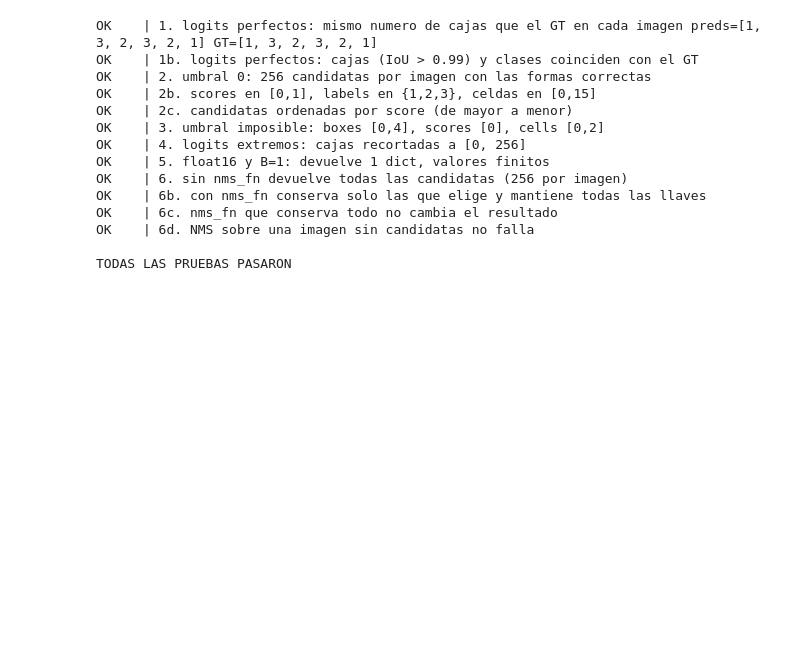
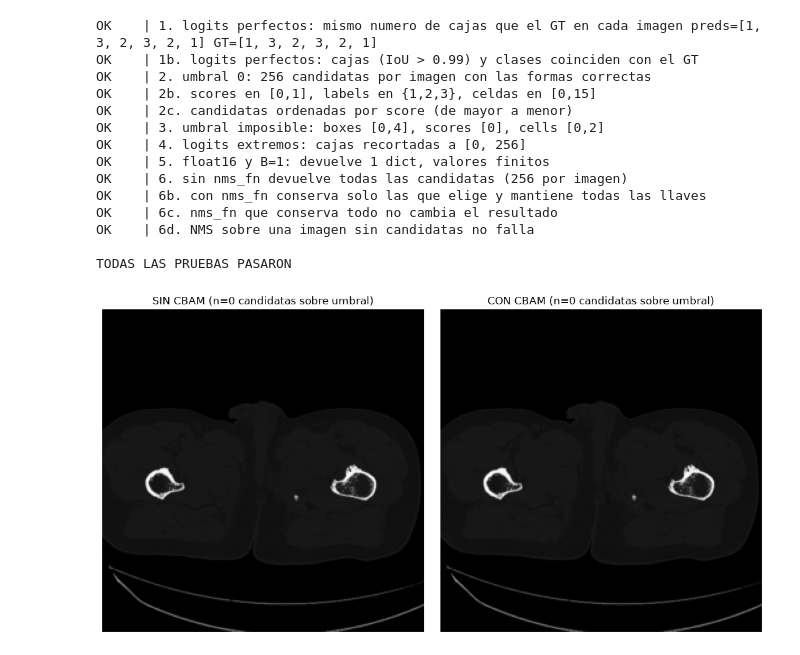
Before and after one commit to anniecorrea/proyecto_analitica_corte2, a Jupyter notebook: cbam.ipynb, the cells around one changed output. Cells and saved outputs as stored; diff of their text form; code cells hidden in the pictures; blank space fills up the shorter version.

```diff
--- a/cbam.ipynb
+++ b/cbam.ipynb
@@ -1309,3 +1339,28 @@ OK    | 6c. nms_fn que conserva todo no cambia el resultado
 OK    | 6d. NMS sobre una imagen sin candidatas no falla
 
 TODAS LAS PRUEBAS PASARON
+# %%
+det_con = build_detector("base", use_cbam=True).eval()
+det_sin = build_detector("base", use_cbam=False).eval()
+
+idx_comp = 0
+img_comp = imgs[idx_comp:idx_comp+1].to(DEVICE)
+
+with torch.no_grad():
+    out_con = det_con(img_comp)
+    out_sin = det_sin(img_comp)
+
+preds_con = decode_predictions(out_con, score_thresh=0.3)[0]
+preds_sin = decode_predictions(out_sin, score_thresh=0.3)[0]
+
+fig, axes = plt.subplots(1, 2, figsize=(11, 5.5))
+for ax, preds, titulo in [(axes[0], preds_sin, "SIN CBAM"), (axes[1], preds_con, "CON CBAM")]:
+    ax.imshow(imgs[idx_comp, 0], cmap="gray")
+    for box in preds["boxes"][:10]:  # top 10 por score, para no saturar la imagen
+        ax.add_patch(Rectangle((box[0], box[1]), box[2]-box[0], box[3]-box[1], fill=False, ec="orange", lw=1))
+    ax.set_title(f"{titulo} (n={len(preds['boxes'])} candidatas sobre umbral)")
+    ax.axis("off")
+plt.tight_layout()
+plt.show()
+# %% [output]
+[figure, added]
```
Also changed, not shown: parts of 5 cells of this notebook.
